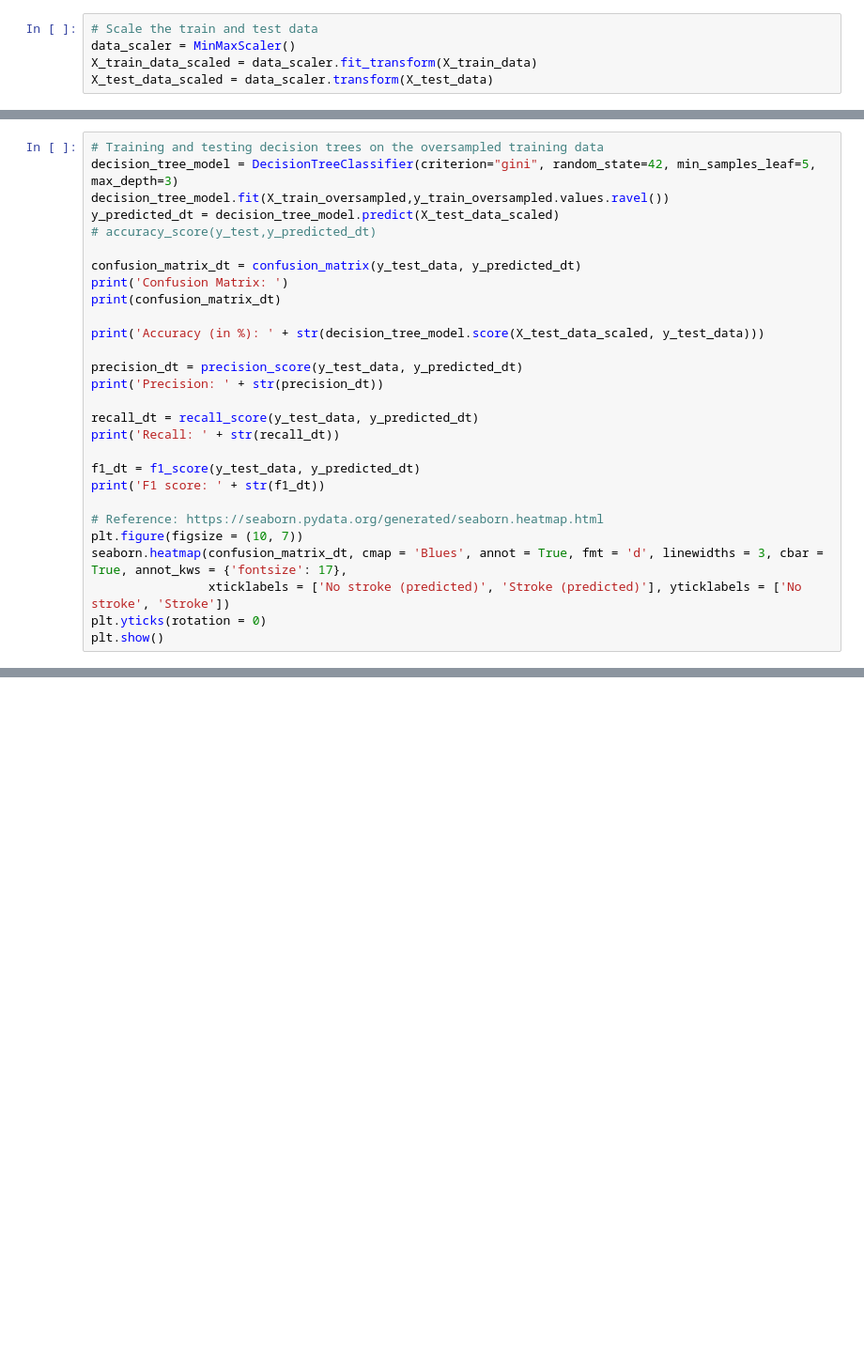
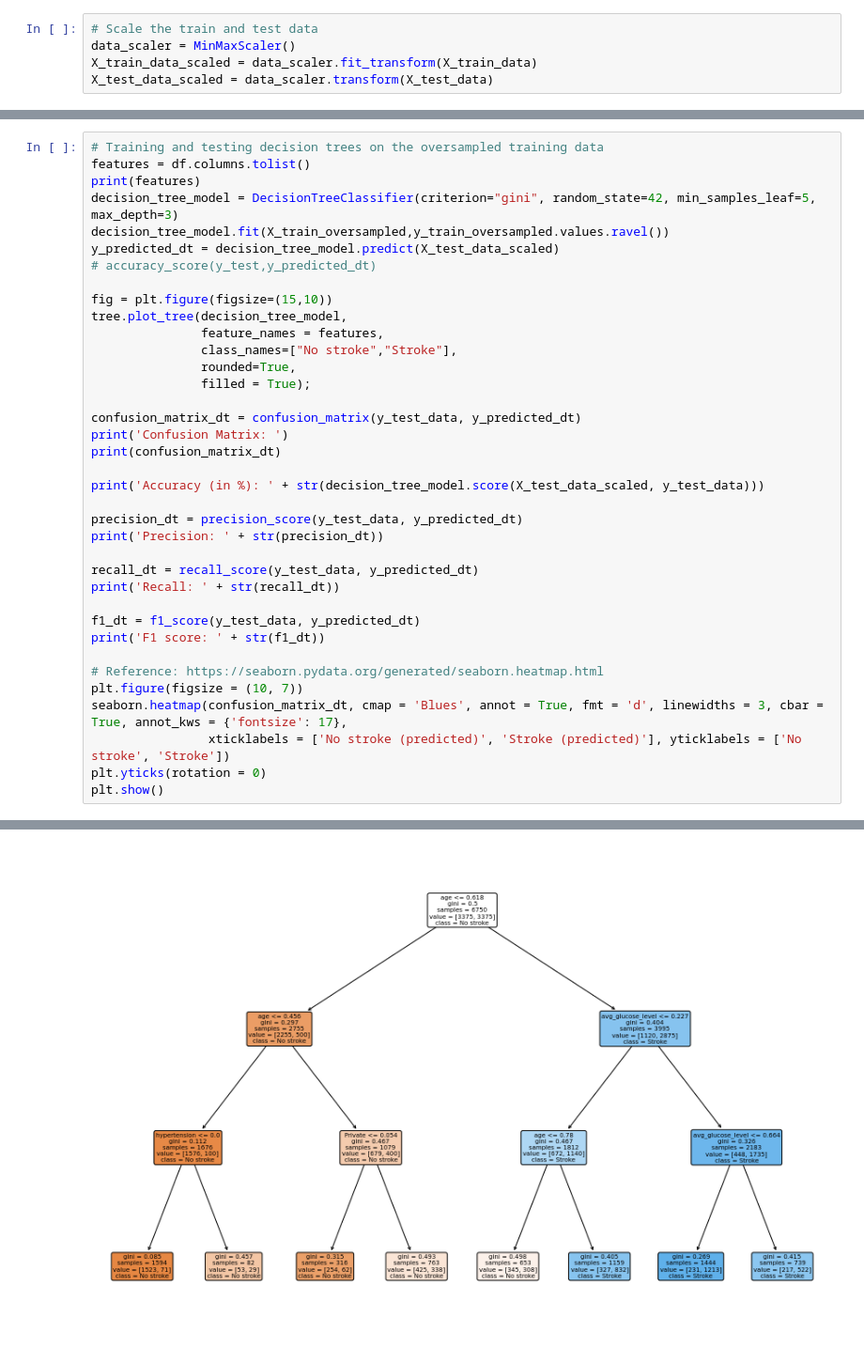
Before and after one commit to pradhanaditya/cs725-project, a Jupyter notebook: stroke-prediction-cs725-project.ipynb, the cells around one changed output, grey strips where cells are left out. Shown at 94% size. Cells and saved outputs as stored; diff of their text form; blank space fills up the shorter version.

```diff
--- a/stroke-prediction-cs725-project.ipynb
+++ b/stroke-prediction-cs725-project.ipynb
@@ -374,9 +553,18 @@ from sklearn.tree import DecisionTreeClassifier
 # %%
 # Training and testing decision trees on the oversampled training data
+features = df.columns.tolist()
+print(features)
 decision_tree_model = DecisionTreeClassifier(criterion="gini", random_state=42, min_samples_leaf=5, max_depth=3)
 decision_tree_model.fit(X_train_oversampled,y_train_oversampled.values.ravel())
 y_predicted_dt = decision_tree_model.predict(X_test_data_scaled)
 # accuracy_score(y_test,y_predicted_dt)
+
+fig = plt.figure(figsize=(15,10))
+tree.plot_tree(decision_tree_model,
+               feature_names = features,
+               class_names=["No stroke","Stroke"],
+               rounded=True,
+               filled = True);
 
 confusion_matrix_dt = confusion_matrix(y_test_data, y_predicted_dt)
 print('Confusion Matrix: ')
@@ -399,3 +587,4 @@ seaborn.heatmap(confusion_matrix_dt, cmap = 'Blues', annot = True, fmt = 'd', li
                 xticklabels = ['No stroke (predicted)', 'Stroke (predicted)'], yticklabels = ['No stroke', 'Stroke'])
 plt.yticks(rotation = 0)
 plt.show()
+# %% [output]
@@ -401,0 +599 @@ plt.show()
+[figure, added]
```
Also changed, not shown: parts of 34 cells of this notebook.
